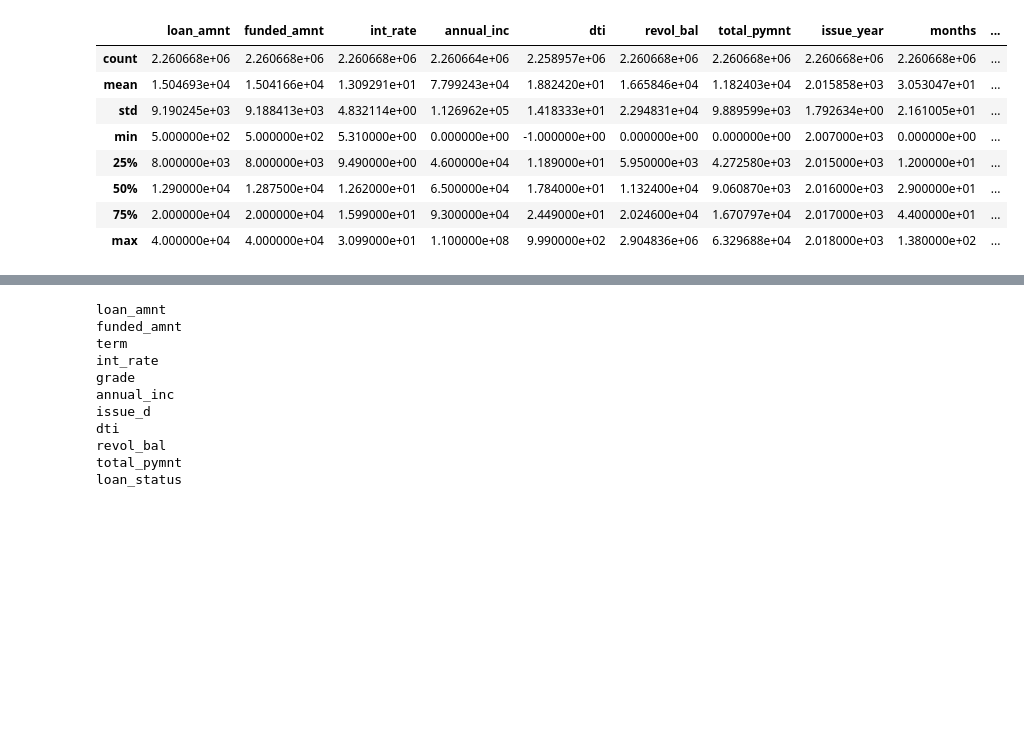
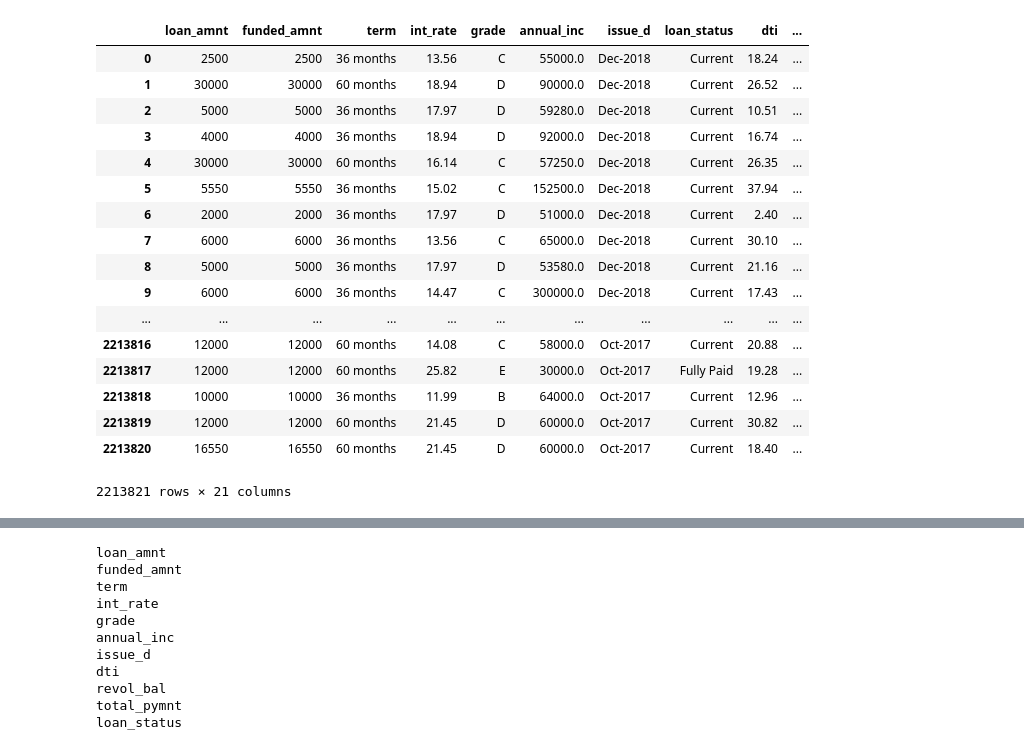
Before and after one commit to nygeog/assignment, a Jupyter notebook: part_1.ipynb, the cells around one changed output, grey strips where cells are left out. Drawn from its saved outputs; the diff is of its cells as text; code cells hidden in the pictures; blank space fills up the shorter version.

```diff
--- a/part_1.ipynb
+++ b/part_1.ipynb
@@ -5,22 +5,32 @@ plt.rcParams['figure.figsize'] = [15, 5]
 # %%
 import pandas as pd
 import numpy as np
 
 
 df = pd.read_csv(
-    'data/processing/data.csv',
+    'data/processing/data_filtered.csv',
     low_memory=False,
     parse_dates=['issue_date']
 )
 
-df.describe()
+# df.describe()
+df
 # %% [output]
-|  | loan_amnt | funded_amnt | int_rate | annual_inc | dti | revol_bal | total_pymnt | issue_year | months | ... |
-| count | 2.260668e+06 | 2.260668e+06 | 2.260668e+06 | 2.260664e+06 | 2.258957e+06 | 2.260668e+06 | 2.260668e+06 | 2.260668e+06 | 2.260668e+06 | ... |
-| mean | 1.504693e+04 | 1.504166e+04 | 1.309291e+01 | 7.799243e+04 | 1.882420e+01 | 1.665846e+04 | 1.182403e+04 | 2.015858e+03 | 3.053047e+01 | ... |
-| std | 9.190245e+03 | 9.188413e+03 | 4.832114e+00 | 1.126962e+05 | 1.418333e+01 | 2.294831e+04 | 9.889599e+03 | 1.792634e+00 | 2.161005e+01 | ... |
-| min | 5.000000e+02 | 5.000000e+02 | 5.310000e+00 | 0.000000e+00 | -1.000000e+00 | 0.000000e+00 | 0.000000e+00 | 2.007000e+03 | 0.000000e+00 | ... |
-| 25% | 8.000000e+03 | 8.000000e+03 | 9.490000e+00 | 4.600000e+04 | 1.189000e+01 | 5.950000e+03 | 4.272580e+03 | 2.015000e+03 | 1.200000e+01 | ... |
-| 50% | 1.290000e+04 | 1.287500e+04 | 1.262000e+01 | 6.500000e+04 | 1.784000e+01 | 1.132400e+04 | 9.060870e+03 | 2.016000e+03 | 2.900000e+01 | ... |
-| 75% | 2.000000e+04 | 2.000000e+04 | 1.599000e+01 | 9.300000e+04 | 2.449000e+01 | 2.024600e+04 | 1.670797e+04 | 2.017000e+03 | 4.400000e+01 | ... |
-| max | 4.000000e+04 | 4.000000e+04 | 3.099000e+01 | 1.100000e+08 | 9.990000e+02 | 2.904836e+06 | 6.329688e+04 | 2.018000e+03 | 1.380000e+02 | ... |
+|  | loan_amnt | funded_amnt | term | int_rate | grade | annual_inc | issue_d | loan_status | dti | ... |
+| 0 | 2500 | 2500 | 36 months | 13.56 | C | 55000.0 | Dec-2018 | Current | 18.24 | ... |
+| 1 | 30000 | 30000 | 60 months | 18.94 | D | 90000.0 | Dec-2018 | Current | 26.52 | ... |
+| 2 | 5000 | 5000 | 36 months | 17.97 | D | 59280.0 | Dec-2018 | Current | 10.51 | ... |
+| 3 | 4000 | 4000 | 36 months | 18.94 | D | 92000.0 | Dec-2018 | Current | 16.74 | ... |
+| 4 | 30000 | 30000 | 60 months | 16.14 | C | 57250.0 | Dec-2018 | Current | 26.35 | ... |
+| 5 | 5550 | 5550 | 36 months | 15.02 | C | 152500.0 | Dec-2018 | Current | 37.94 | ... |
+| 6 | 2000 | 2000 | 36 months | 17.97 | D | 51000.0 | Dec-2018 | Current | 2.40 | ... |
+| 7 | 6000 | 6000 | 36 months | 13.56 | C | 65000.0 | Dec-2018 | Current | 30.10 | ... |
+| 8 | 5000 | 5000 | 36 months | 17.97 | D | 53580.0 | Dec-2018 | Current | 21.16 | ... |
+| 9 | 6000 | 6000 | 36 months | 14.47 | C | 300000.0 | Dec-2018 | Current | 17.43 | ... |
+| ... | ... | ... | ... | ... | ... | ... | ... | ... | ... | ... |
+| 2213816 | 12000 | 12000 | 60 months | 14.08 | C | 58000.0 | Oct-2017 | Current | 20.88 | ... |
+| 2213817 | 12000 | 12000 | 60 months | 25.82 | E | 30000.0 | Oct-2017 | Fully Paid | 19.28 | ... |
+| 2213818 | 10000 | 10000 | 36 months | 11.99 | B | 64000.0 | Oct-2017 | Current | 12.96 | ... |
+| 2213819 | 12000 | 12000 | 60 months | 21.45 | D | 60000.0 | Oct-2017 | Current | 30.82 | ... |
+| 2213820 | 16550 | 16550 | 60 months | 21.45 | D | 60000.0 | Oct-2017 | Current | 18.40 | ... |
+2213821 rows × 21 columns
```
Also changed, not shown: parts of 8 cells of this notebook, 31 other files.
